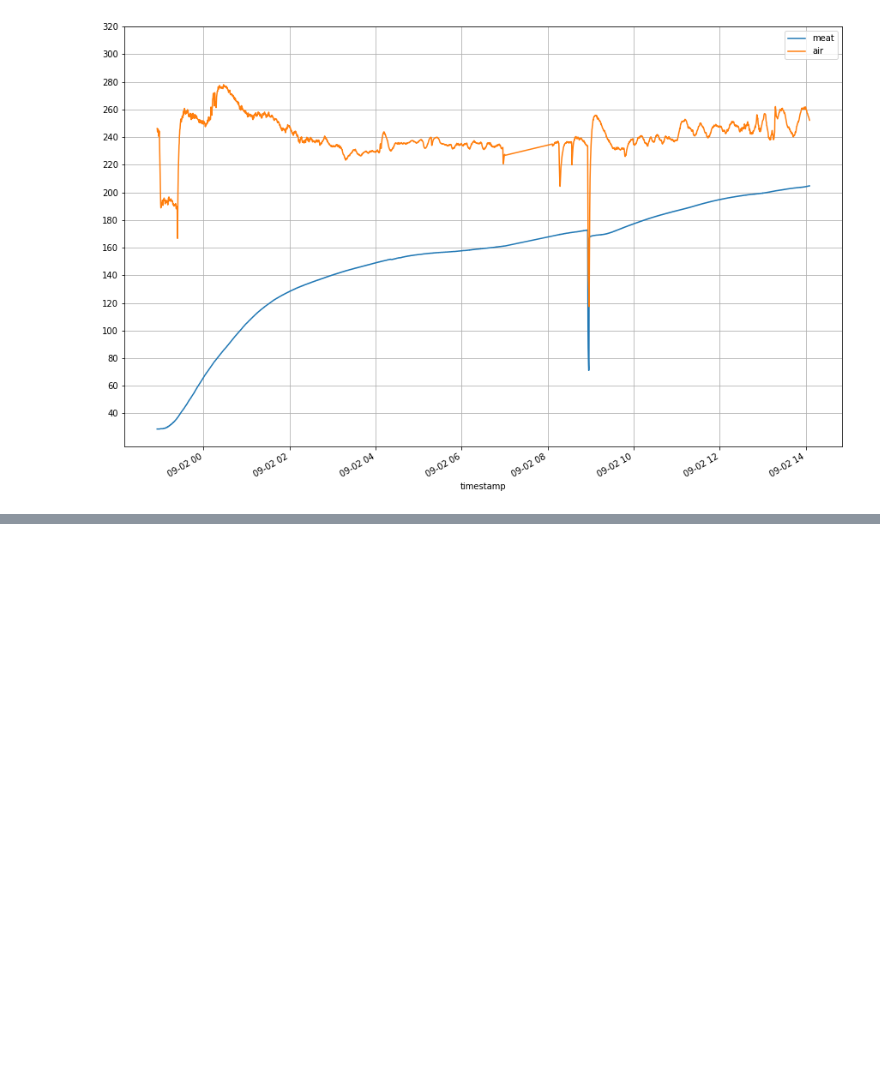
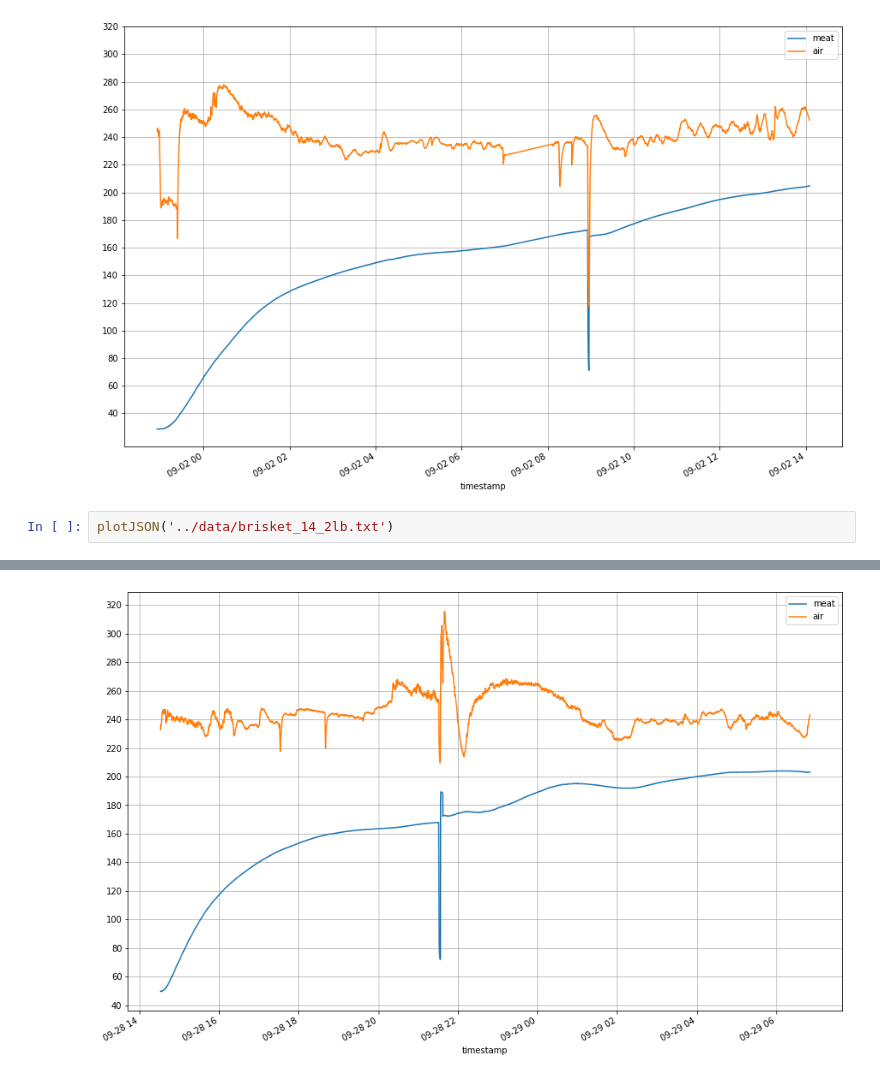
Before and after one commit to sbeckert1/smoker, a Jupyter notebook: data/Untitled.ipynb, the cells around one changed output, grey strips where cells are left out. Drawn from its saved outputs; the diff is of its cells as text; blank space fills up the shorter version.

```diff
--- a/data/Untitled.ipynb
+++ b/data/Untitled.ipynb
@@ -244,3 +244,6 @@ plotJSON('../data/boston_8lb_3.txt')
 2024-09-02 14:05:13-05:00
 0 days 15:10:06
 [figure]
+# %%
+plotJSON('../data/brisket_14_2lb.txt')
+# %% [output]
@@ -246,0 +253 @@ plotJSON('../data/boston_8lb_3.txt')
+[figure, added]
```
Also changed, not shown: parts of 1 cell of this notebook, 1 other file.
